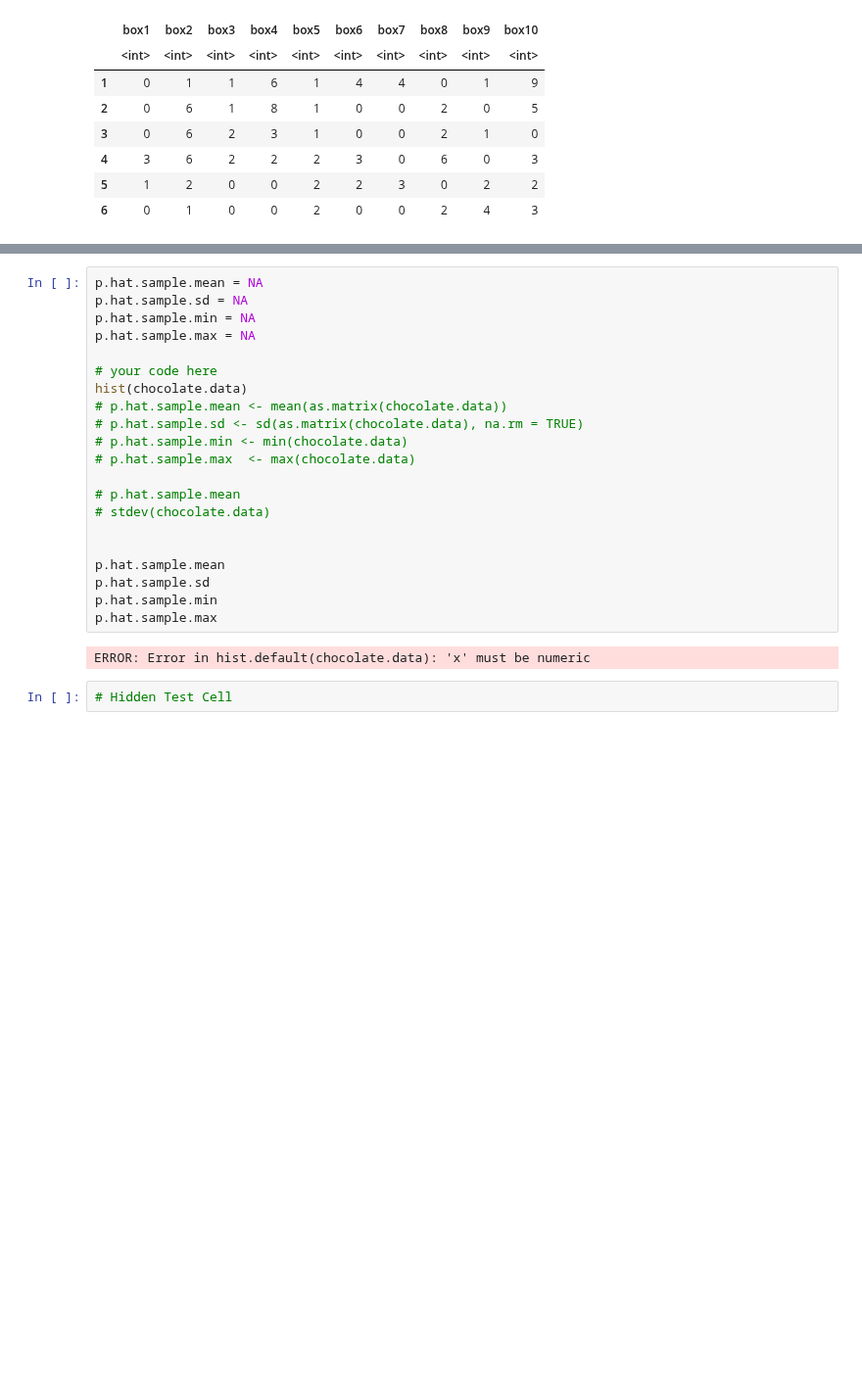
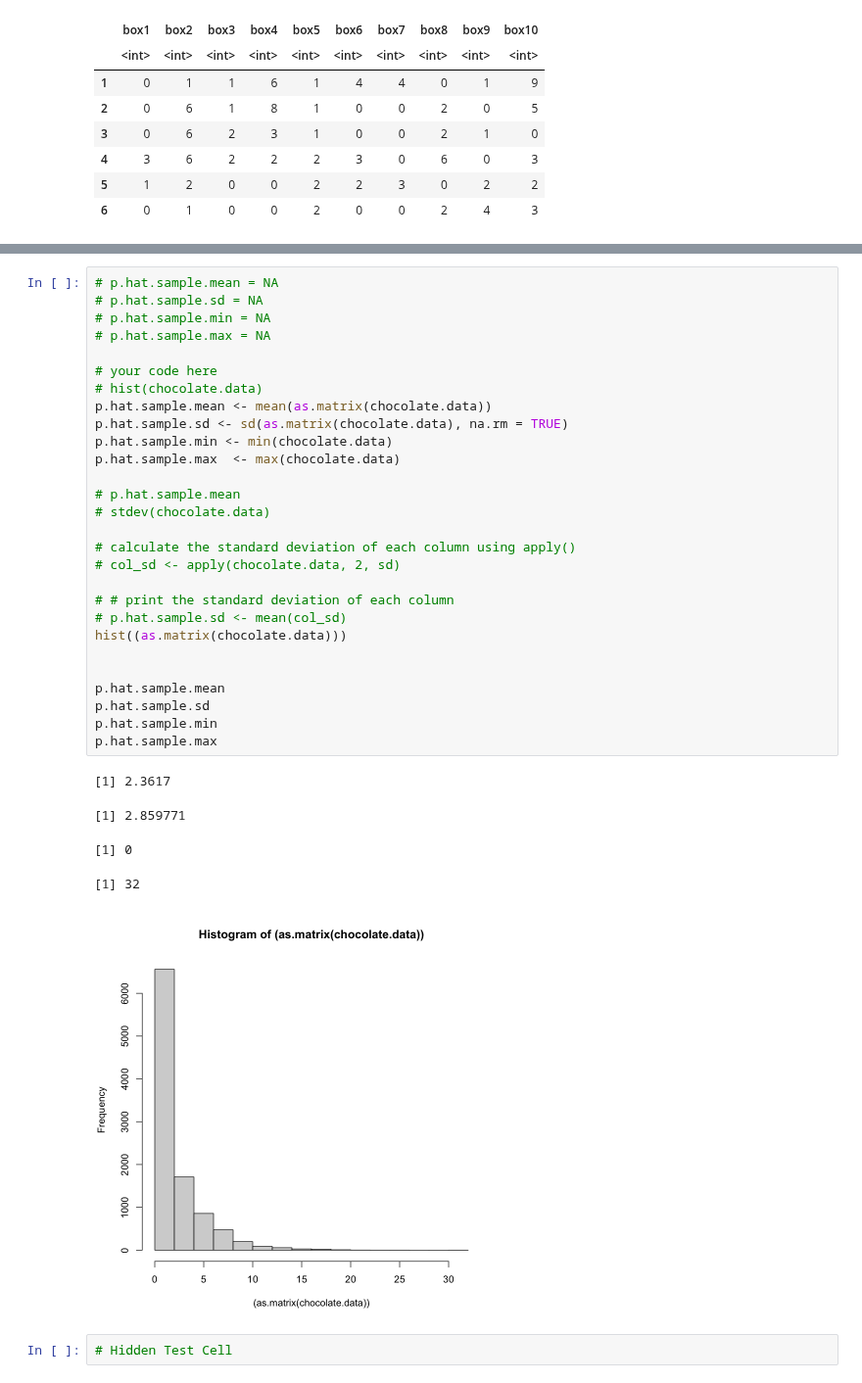
Before and after one commit to RyanJTalbot/MSDS, a Jupyter notebook: Pathway - Specialization/Data Science Foundations - Statistical Inference Specialization /Statistical Inference for Estimation in Data Science /wk2/lab/A_M2/M2_autograded-Copy1.ipynb, the cells around one changed output, grey strips where cells are left out. Shown at 98% size. Drawn from its saved outputs; the diff is of its cells as text; blank space fills up the shorter version.

```diff
--- a/Pathway - Specialization/Data Science Foundations - Statistical Inference Specialization /Statistical Inference for Estimation in Data Science /wk2/lab/A_M2/M2_autograded-Copy1.ipynb
+++ b/Pathway - Specialization/Data Science Foundations - Statistical Inference Specialization /Statistical Inference for Estimation in Data Science /wk2/lab/A_M2/M2_autograded-Copy1.ipynb
@@ -114,26 +165,37 @@ A data.frame: 6 × 10
 # %%
-p.hat.sample.mean = NA
-p.hat.sample.sd = NA
-p.hat.sample.min = NA
-p.hat.sample.max = NA
+# p.hat.sample.mean = NA
+# p.hat.sample.sd = NA
+# p.hat.sample.min = NA
+# p.hat.sample.max = NA
 
 # your code here
-hist(chocolate.data)
-# p.hat.sample.mean <- mean(as.matrix(chocolate.data))
-# p.hat.sample.sd <- sd(as.matrix(chocolate.data), na.rm = TRUE)
-# p.hat.sample.min <- min(chocolate.data)
-# p.hat.sample.max  <- max(chocolate.data)
+# hist(chocolate.data)
+p.hat.sample.mean <- mean(as.matrix(chocolate.data))
+p.hat.sample.sd <- sd(as.matrix(chocolate.data), na.rm = TRUE)
+p.hat.sample.min <- min(chocolate.data)
+p.hat.sample.max  <- max(chocolate.data)
 
 # p.hat.sample.mean
 # stdev(chocolate.data)
+
+# calculate the standard deviation of each column using apply()
+# col_sd <- apply(chocolate.data, 2, sd)
+
+# # print the standard deviation of each column
+# p.hat.sample.sd <- mean(col_sd)
+hist((as.matrix(chocolate.data)))
 
 
 p.hat.sample.mean
 p.hat.sample.sd
 p.hat.sample.min
 p.hat.sample.max
 # %% [output]
-ERROR: Error in hist.default(chocolate.data): 'x' must be numeric
+[1] 2.3617
+[1] 2.859771
+[1] 0
+[1] 32
+[figure, added]
 # %%
 # Hidden Test Cell
 # %% [markdown]
```
Also changed, not shown: parts of 12 cells of this notebook, 17 other files.
